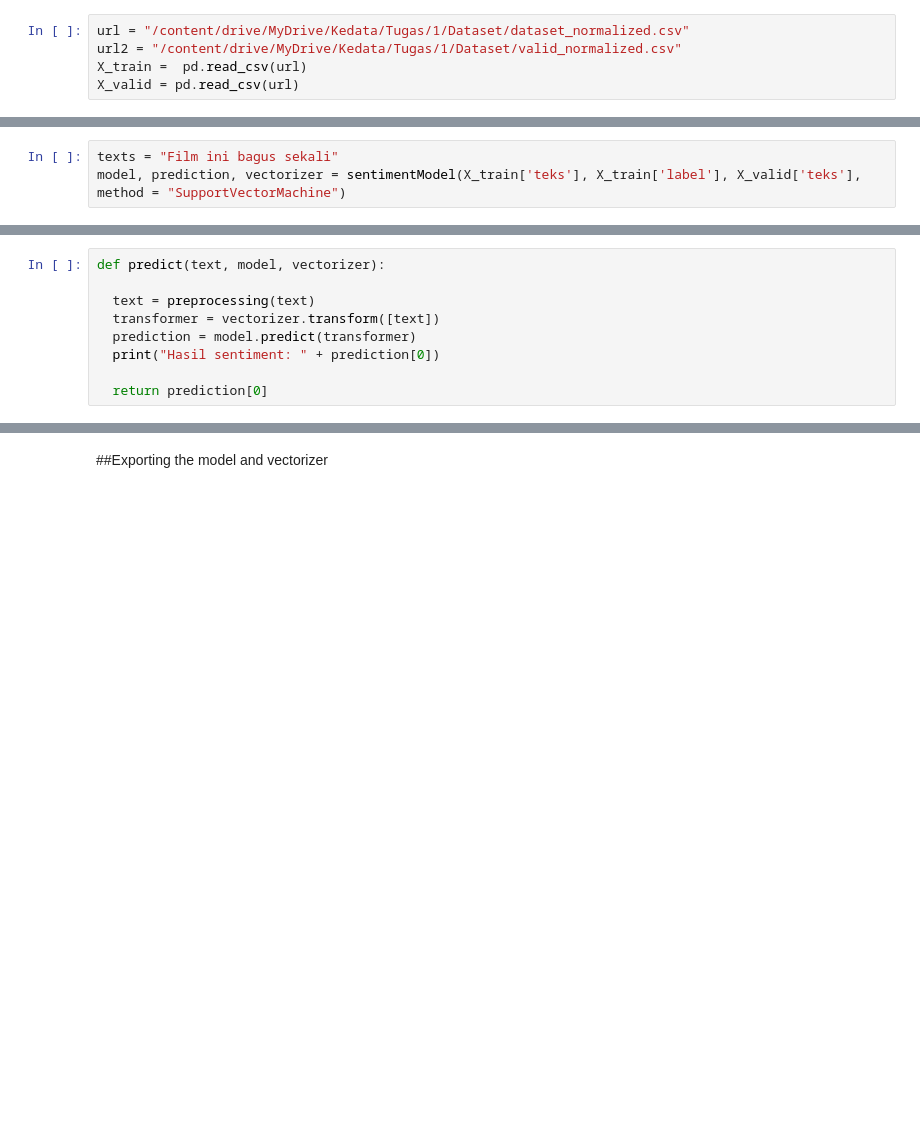
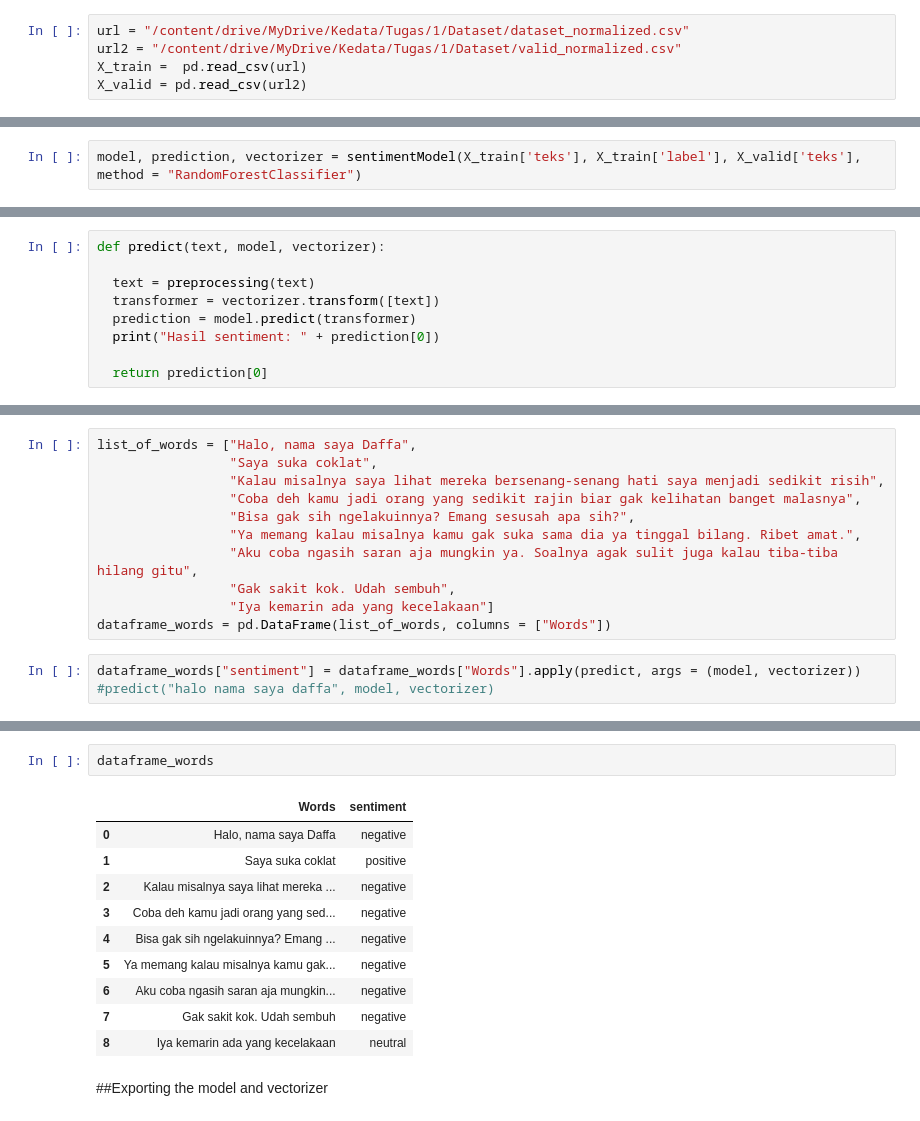
Before and after one commit to daffabilnadzary1/SA-Indonesia-API, a Jupyter notebook: Sentiment_Analysis_Bahasa_Indonesia_Kedata.ipynb, the cells around one changed output, grey strips where cells are left out. Saved outputs shown, nothing was run; the diff lists cells and outputs as text; blank space fills up the shorter version.

```diff
--- a/Sentiment_Analysis_Bahasa_Indonesia_Kedata.ipynb
+++ b/Sentiment_Analysis_Bahasa_Indonesia_Kedata.ipynb
@@ -245,6 +248,6 @@ Nama saya adalah Daffa . Saya adalah seorang pengembala , dan sedang mencari ses
 url = "/content/drive/MyDrive/Kedata/Tugas/1/Dataset/dataset_normalized.csv"
 url2 = "/content/drive/MyDrive/Kedata/Tugas/1/Dataset/valid_normalized.csv"
 X_train =  pd.read_csv(url)
-X_valid = pd.read_csv(url)
+X_valid = pd.read_csv(url2)
 # %%
 X_train
@@ -362,6 +331,5 @@ def evaluateModel(model, prediction):
   print("\nClassification  Report: \n")
   print(classification_report(y_valid, y_pred))
 # %%
-texts = "Film ini bagus sekali"
-model, prediction, vectorizer = sentimentModel(X_train['teks'], X_train['label'], X_valid['teks'], method = "SupportVectorMachine")
+model, prediction, vectorizer = sentimentModel(X_train['teks'], X_train['label'], X_valid['teks'], method = "RandomForestClassifier")
 # %% [output]
@@ -402,0 +348,14 @@ Hasil sentiment: negative
+# %%
+list_of_words = ["Halo, nama saya Daffa",
+                 "Saya suka coklat",
+                 "Kalau misalnya saya lihat mereka bersenang-senang hati saya menjadi sedikit risih",
+                 "Coba deh kamu jadi orang yang sedikit rajin biar gak kelihatan banget malasnya",
+                 "Bisa gak sih ngelakuinnya? Emang sesusah apa sih?",
+                 "Ya memang kalau misalnya kamu gak suka sama dia ya tinggal bilang. Ribet amat.",
+                 "Aku coba ngasih saran aja mungkin ya. Soalnya agak sulit juga kalau tiba-tiba hilang gitu",
+                 "Gak sakit kok. Udah sembuh",
+                 "Iya kemarin ada yang kecelakaan"]
+dataframe_words = pd.DataFrame(list_of_words, columns = ["Words"])
+# %%
+dataframe_words["sentiment"] = dataframe_words["Words"].apply(predict, args = (model, vectorizer))
+#predict("halo nama saya daffa", model, vectorizer)
@@ -403,3 +372,16 @@ Hasil sentiment: negative
+# %%
+dataframe_words
+# %% [output]
+|  | Words | sentiment |
+| 0 | Halo, nama saya Daffa | negative |
+| 1 | Saya suka coklat | positive |
+| 2 | Kalau misalnya saya lihat mereka ... | negative |
+| 3 | Coba deh kamu jadi orang yang sed... | negative |
+| 4 | Bisa gak sih ngelakuinnya? Emang ... | negative |
+| 5 | Ya memang kalau misalnya kamu gak... | negative |
+| 6 | Aku coba ngasih saran aja mungkin... | negative |
+| 7 | Gak sakit kok. Udah sembuh | negative |
+| 8 | Iya kemarin ada yang kecelakaan | neutral |
 # %% [markdown]
 ##Exporting the model and vectorizer
 # %%
```
Also changed, not shown: parts of 22 cells of this notebook.
